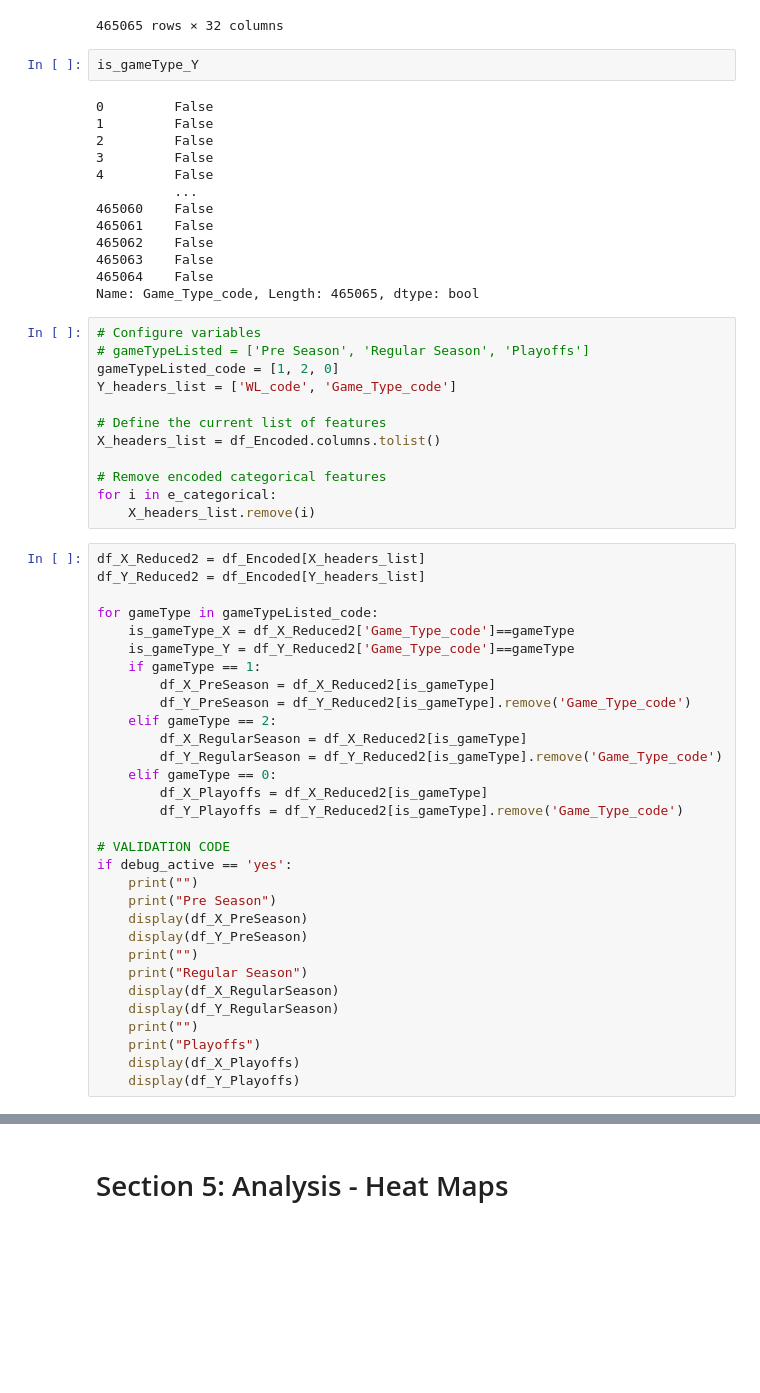
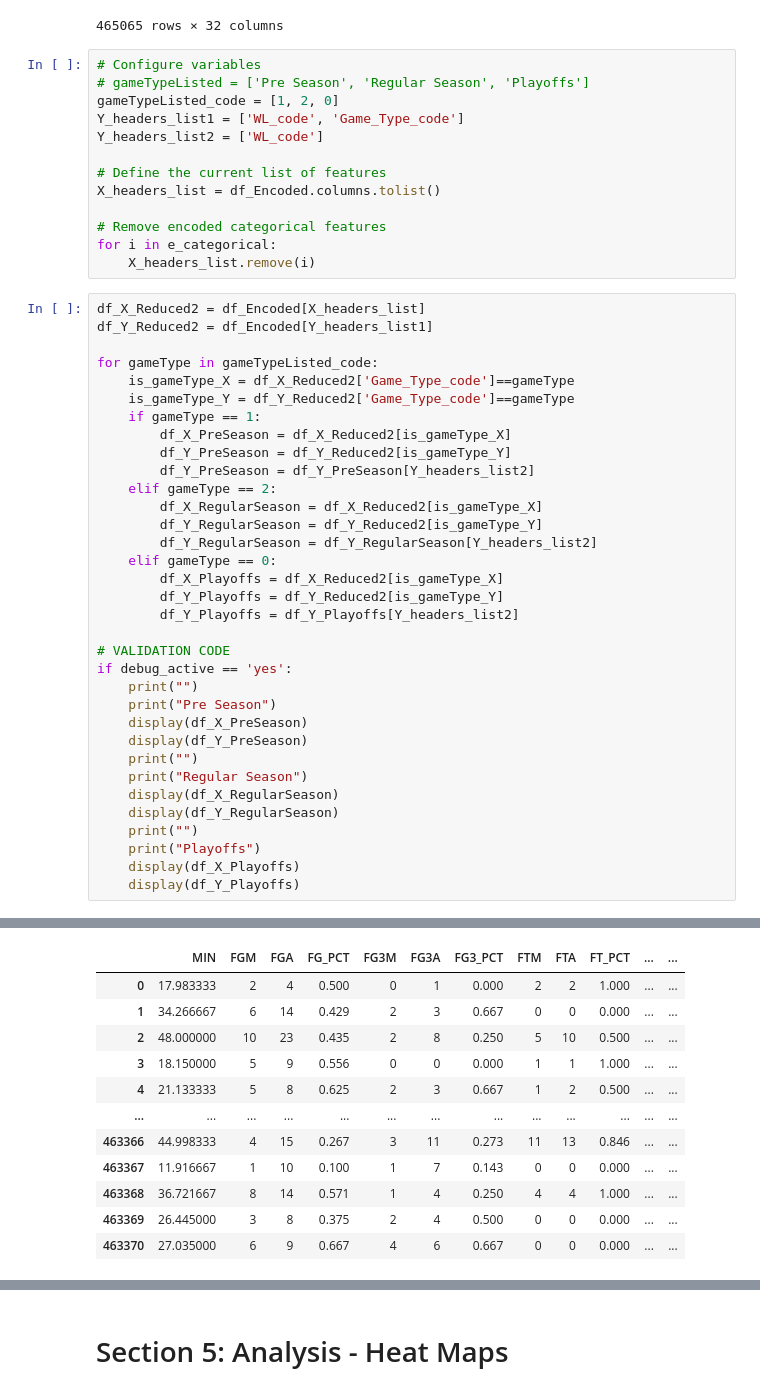
Before and after one commit to bhavikapatil/Capstone, a Jupyter notebook: Code/_Dennis_Sandbox/DAT 205-Group01-NBA-HistPlayGameLogs-01Transform.ipynb, the cells around one changed output, grey strips where cells are left out. Drawn from its saved outputs; the diff is of its cells as text; blank space fills up the shorter version.

```diff
--- a/Code/_Dennis_Sandbox/DAT 205-Group01-NBA-HistPlayGameLogs-01Transform.ipynb
+++ b/Code/_Dennis_Sandbox/DAT 205-Group01-NBA-HistPlayGameLogs-01Transform.ipynb
@@ -388,26 +388,12 @@ df_Encoded
 | 465063 | 2019-20 | PHI @ BOS | L | 37.183333 | 7 | 17 | 0.412 | 3 | 9 | 0.333 | ... | ... |
 | 465064 | 2019-20 | PHI @ BOS | L | 38.800000 | 6 | 15 | 0.400 | 0 | 3 | 0.000 | ... | ... |
 465065 rows × 32 columns
-# %%
-is_gameType_Y
-# %% [output]
-0         False
-1         False
-2         False
-3         False
-4         False
-          ...
-465060    False
-465061    False
-465062    False
-465063    False
-465064    False
-Name: Game_Type_code, Length: 465065, dtype: bool
 # %%
 # Configure variables
 # gameTypeListed = ['Pre Season', 'Regular Season', 'Playoffs']
 gameTypeListed_code = [1, 2, 0]
-Y_headers_list = ['WL_code', 'Game_Type_code']
+Y_headers_list1 = ['WL_code', 'Game_Type_code']
+Y_headers_list2 = ['WL_code']
 
 # Define the current list of features
 X_headers_list = df_Encoded.columns.tolist()
@@ -417,20 +403,23 @@ for i in e_categorical:
     X_headers_list.remove(i)
 # %%
 df_X_Reduced2 = df_Encoded[X_headers_list]
-df_Y_Reduced2 = df_Encoded[Y_headers_list]
+df_Y_Reduced2 = df_Encoded[Y_headers_list1]
 
 for gameType in gameTypeListed_code:
     is_gameType_X = df_X_Reduced2['Game_Type_code']==gameType
     is_gameType_Y = df_Y_Reduced2['Game_Type_code']==gameType
     if gameType == 1:
-        df_X_PreSeason = df_X_Reduced2[is_gameType]
-        df_Y_PreSeason = df_Y_Reduced2[is_gameType].remove('Game_Type_code')
+        df_X_PreSeason = df_X_Reduced2[is_gameType_X]
+        df_Y_PreSeason = df_Y_Reduced2[is_gameType_Y]
+        df_Y_PreSeason = df_Y_PreSeason[Y_headers_list2]
     elif gameType == 2:
-        df_X_RegularSeason = df_X_Reduced2[is_gameType]
-        df_Y_RegularSeason = df_Y_Reduced2[is_gameType].remove('Game_Type_code')
+        df_X_RegularSeason = df_X_Reduced2[is_gameType_X]
+        df_Y_RegularSeason = df_Y_Reduced2[is_gameType_Y]
+        df_Y_RegularSeason = df_Y_RegularSeason[Y_headers_list2]
     elif gameType == 0:
-        df_X_Playoffs = df_X_Reduced2[is_gameType]
-        df_Y_Playoffs = df_Y_Reduced2[is_gameType].remove('Game_Type_code')
+        df_X_Playoffs = df_X_Reduced2[is_gameType_X]
+        df_Y_Playoffs = df_Y_Reduced2[is_gameType_Y]
+        df_Y_Playoffs = df_Y_Playoffs[Y_headers_list2]
 
 # VALIDATION CODE
 if debug_active == 'yes':
@@ -450,0 +467,12 @@ NameError: name 'is_gameType' is not defined
+|  | MIN | FGM | FGA | FG_PCT | FG3M | FG3A | FG3_PCT | FTM | FTA | FT_PCT | ... | ... |
+| 0 | 17.983333 | 2 | 4 | 0.500 | 0 | 1 | 0.000 | 2 | 2 | 1.000 | ... | ... |
+| 1 | 34.266667 | 6 | 14 | 0.429 | 2 | 3 | 0.667 | 0 | 0 | 0.000 | ... | ... |
+| 2 | 48.000000 | 10 | 23 | 0.435 | 2 | 8 | 0.250 | 5 | 10 | 0.500 | ... | ... |
+| 3 | 18.150000 | 5 | 9 | 0.556 | 0 | 0 | 0.000 | 1 | 1 | 1.000 | ... | ... |
+| 4 | 21.133333 | 5 | 8 | 0.625 | 2 | 3 | 0.667 | 1 | 2 | 0.500 | ... | ... |
+| ... | ... | ... | ... | ... | ... | ... | ... | ... | ... | ... | ... | ... |
+| 463366 | 44.998333 | 4 | 15 | 0.267 | 3 | 11 | 0.273 | 11 | 13 | 0.846 | ... | ... |
+| 463367 | 11.916667 | 1 | 10 | 0.100 | 1 | 7 | 0.143 | 0 | 0 | 0.000 | ... | ... |
+| 463368 | 36.721667 | 8 | 14 | 0.571 | 1 | 4 | 0.250 | 4 | 4 | 1.000 | ... | ... |
+| 463369 | 26.445000 | 3 | 8 | 0.375 | 2 | 4 | 0.500 | 0 | 0 | 0.000 | ... | ... |
+| 463370 | 27.035000 | 6 | 9 | 0.667 | 4 | 6 | 0.667 | 0 | 0 | 0.000 | ... | ... |
```
Also changed, not shown: parts of 10 cells of this notebook, 5 other files.
